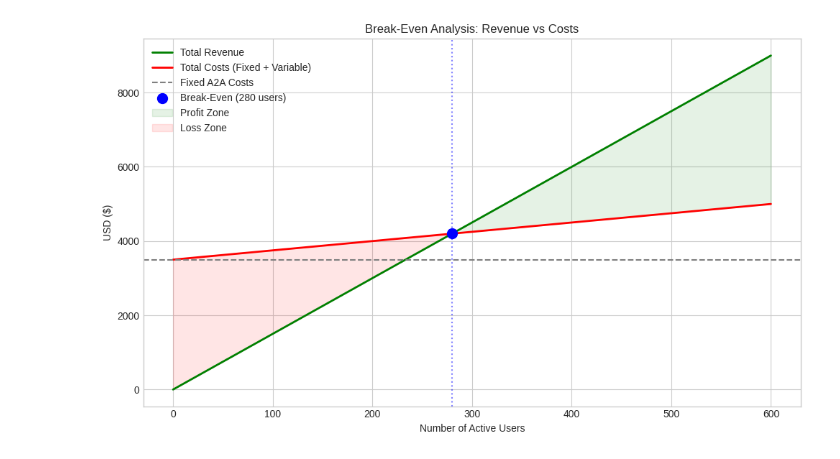
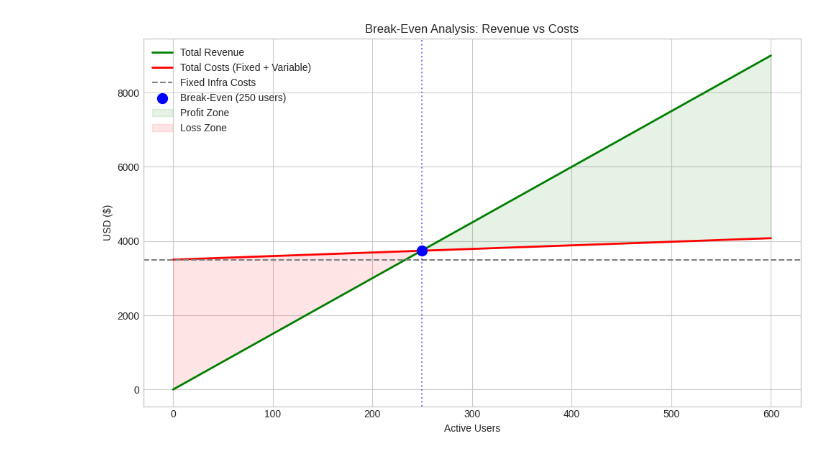
Before and after one commit to Asuskf/from-nlp-to-agents, a Jupyter notebook: tokens/GenAI_Unit_Economics_Model.ipynb, the cells around one changed output. Saved outputs shown, nothing was run; the diff lists cells and outputs as text; code cells hidden in the pictures.

```diff
--- a/tokens/GenAI_Unit_Economics_Model.ipynb
+++ b/tokens/GenAI_Unit_Economics_Model.ipynb
@@ -100,0 +235,17 @@ $$
+# %%
+# ---------- Monthly variable cost per user (mix of both patterns) ----------
+
+def monthly_variable_cost_per_user(chat_sessions_per_month: int,
+                                   a2a_tasks_per_month: int,
+                                   session_cost: float,
+                                   task_cost: float) -> float:
+    return chat_sessions_per_month * session_cost + a2a_tasks_per_month * task_cost
+
+# Typical user: 12 chat sessions + 6 A2A tasks per month
+monthly_cost_per_user = monthly_variable_cost_per_user(
+    chat_sessions_per_month=12,
+    a2a_tasks_per_month=6,
+    session_cost=session_cost,
+    task_cost=task_cost
+)
+print(f"Monthly variable cost per user: ${monthly_cost_per_user:.4f}")
@@ -227,73 +356,58 @@ $$
 # %%
 class AdvancedBreakEven:
     def __init__(self, fixed_monthly_cost: float):
-        """
-        Focuses on the triad of Break-Even: Volume, Price, and Variable Cost.
-        """
         self.fixed_monthly_cost = fixed_monthly_cost
 
     def required_volume(self, price_per_user: float, variable_cost_per_user: float) -> float:
-        """Calculates how many users are needed to break even."""
         margin = price_per_user - variable_cost_per_user
         if margin <= 0:
-            return float('inf') # Impossible to break even
+            return float('inf')
         return self.fixed_monthly_cost / margin
 
     def required_price(self, target_users: int, variable_cost_per_user: float) -> float:
-        """Calculates the minimum subscription price needed given a target user base."""
-        return (self.fixed_monthly_cost / target_users) + variable_cost_per_user
+        return self.fixed_monthly_cost / target_users + variable_cost_per_user
 
     def target_variable_cost(self, price_per_user: float, target_users: int) -> float:
-        """Calculates the maximum allowable LLM cost per user to avoid losses."""
-        return price_per_user - (self.fixed_monthly_cost / target_users)
+        return price_per_user - self.fixed_monthly_cost / target_users
 
     def plot_break_even_chart(self, price_per_user: float, variable_cost_per_user: float, max_users: int):
-        """Generates a classic Break-Even chart (Total Revenue vs Total Costs)."""
         users = np.linspace(0, max_users, 100)
-
         revenue = users * price_per_user
-        total_costs = self.fixed_monthly_cost + (users * variable_cost_per_user)
-
-        bep_users = self.required_volume(price_per_user, variable_cost_per_user)
+        total_costs = self.fixed_monthly_cost + users * variable_cost_per_user
+        bep = self.required_volume(price_per_user, variable_cost_per_user)
 
         plt.figure(figsize=(10, 6))
         plt.plot(users, revenue, label='Total Revenue', color='green', linewidth=2)
         plt.plot(users, total_costs, label='Total Costs (Fixed + Variable)', color='red', linewidth=2)
-        plt.axhline(self.fixed_monthly_cost, color='gray', linestyle='--', label='Fixed A2A Costs')
-
-        if bep_users <= max_users:
-            bep_revenue = bep_users * price_per_user
-            plt.scatter(bep_users, bep_revenue, color='blue', s=100, zorder=5, label=f'Break-Even ({int(bep_users)} users)')
-            plt.axvline(bep_users, color='blue', linestyle=':', alpha=0.5)
-
+        plt.axhline(self.fixed_monthly_cost, color='gray', linestyle='--', label='Fixed Infra Costs')
+        if bep <= max_users:
+            plt.scatter(bep, bep * price_per_user, color='blue', s=100, zorder=5,
+                        label=f'Break-Even ({int(np.ceil(bep))} users)')
+            plt.axvline(bep, color='blue', linestyle=':', alpha=0.5)
+        plt.fill_between(users, revenue, total_costs, where=(revenue > total_costs),
+                         interpolate=True, color='green', alpha=0.1, label='Profit Zone')
+        plt.fill_between(users, revenue, total_costs, where=(revenue <= total_costs),
+                         interpolate=True, color='red', alpha=0.1, label='Loss Zone')
         plt.title('Break-Even Analysis: Revenue vs Costs')
-        plt.xlabel('Number of Active Users')
+        plt.xlabel('Active Users')
         plt.ylabel('USD ($)')
-        plt.fill_between(users, revenue, total_costs, where=(revenue > total_costs), interpolate=True, color='green', alpha=0.1, label='Profit Zone')
-        plt.fill_between(users, revenue, total_costs, where=(revenue <= total_costs), interpolate=True, color='red', alpha=0.1, label='Loss Zone')
-
         plt.legend()
         plt.tight_layout()
         plt.show()
 
-# --- Execution Example ---
-
-# Scenario: $3,500 monthly fixed infrastructure
 be_analysis = AdvancedBreakEven(fixed_monthly_cost=3500)
 
-# We know from Cell 4 that our GPT-5.6-Luna cost per user is approx $2.50
-# If we plan to charge $15.00:
-bep_vol = be_analysis.required_volume(price_per_user=15.00, variable_cost_per_user=2.50)
-print(f"1. Volume needed: {np.ceil(bep_vol)} users to break even at $15/month.")
+# FIXED: uses the computed variable (monthly_cost_per_user), not a hardcoded $2.50
+print(f"Computed variable cost per user: ${monthly_cost_per_user:.2f}/month\n")
 
-# If we only have 200 Beta users, what is the minimum price we must charge?
-req_price = be_analysis.required_price(target_users=200, variable_cost_per_user=2.50)
-print(f"2. Minimum Price needed: ${req_price:.2f}/month to break even with 200 users.")
+bep_volume = be_analysis.required_volume(price_per_user=15.00, variable_cost_per_user=monthly_cost_per_user)
+print(f"1. Volume needed: {int(np.ceil(bep_volume))} users to break even at $15/month.")
 
-# If the market only accepts a $10 price, and we have 500 users, what is our token budget?
-max_cost = be_analysis.target_variable_cost(price_per_user=10.00, target_users=500)
-print(f"3. Max Allowable LLM Cost: ${max_cost:.2f}/user. (If OpenAI costs > ${max_cost:.2f}, we lose money).")
+min_price = be_analysis.required_price(target_users=200, variable_cost_per_user=monthly_cost_per_user)
+print(f"2. Minimum price: ${min_price:.2f}/month to break even with 200 users.")
 
-# Plotting the scenario
-be_analysis.plot_break_even_chart(price_per_user=15.00, variable_cost_per_user=2.50, max_users=600)
+max_llm_cost = be_analysis.target_variable_cost(price_per_user=10.00, target_users=500)
+print(f"3. Max allowable LLM cost: ${max_llm_cost:.2f}/user at $10/month with 500 users.")
+
+be_analysis.plot_break_even_chart(price_per_user=15.00, variable_cost_per_user=monthly_cost_per_user, max_users=600)
 # %% [output]
@@ -303 +419 @@ be_analysis.plot_break_even_chart(price_per_user=15.00, variable_cost_per_user=2
-[figure, old version]
+[figure, new version]
```
Also changed, not shown: parts of 22 cells of this notebook.
